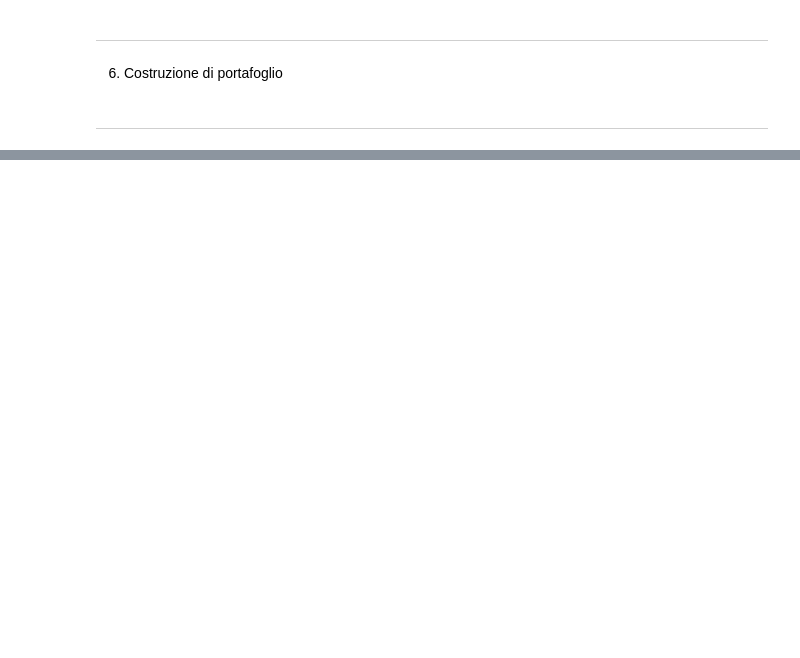
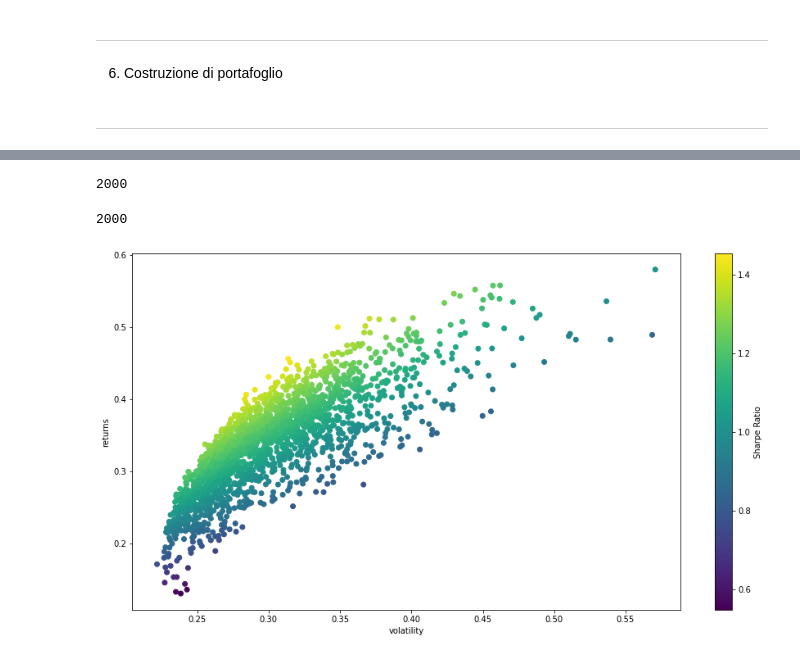
Before and after one commit to Simonotos/BusinessProject, a Jupyter notebook: BusinessProject.ipynb, the cells around one changed output, grey strips where cells are left out. Drawn from its saved outputs; the diff is of its cells as text; code cells hidden in the pictures; blank space fills up the shorter version.

```diff
--- a/BusinessProject.ipynb
+++ b/BusinessProject.ipynb
@@ -4136,0 +3874,50 @@ ________________________________________________________________________________
+# %%
+#Generiamo 2000 portafogli random e calcoliamo ritorni, rischio e Sharpe Ratio per ciasuno di essi
+numbers_of_portfolio = 2000
+RF = 0
+portfolio_returns = []
+portfolio_risk = []
+portfolio_sharpe_ratio = []
+portfolio_weights = []
+
+for portfolio in range(numbers_of_portfolio):
+    weights = np.random.random_sample((len(tickers)))
+    #Assicuriamoci che la somma totale dei pesi sia 1
+    weights = weights / np.sum(weights)
+
+    annualize_return = np.sum((return_stocks.mean() * weights) * 252)
+    portfolio_returns.append(annualize_return)
+
+    #variance
+    matrix_covariance_portfolio = (return_stocks.cov())*252
+    portfolio_variance = np.dot(weights.T,np.dot(matrix_covariance_portfolio, weights))
+    portfolio_standard_deviation = np.sqrt(portfolio_variance)
+    portfolio_risk.append(portfolio_standard_deviation)
+
+    #sharpe_ratio
+    sharpe_ratio = ((annualize_return- RF)/portfolio_standard_deviation)
+    portfolio_sharpe_ratio.append(sharpe_ratio)
+    portfolio_weights.append(weights)
+# %%
+len(portfolio_returns)
+# %% [output]
+2000
+# %%
+len(portfolio_risk)
+# %% [output]
+2000
+# %%
+#Convertiamo la lista in un array
+portfolio_risk = np.array(portfolio_risk)
+portfolio_returns = np.array(portfolio_returns)
+portfolio_sharpe_ratio = np.array(portfolio_sharpe_ratio)
+# %%
+#Visualizziamo i portafogli con Matplotlib
+plt.figure(figsize=(15, 8))
+plt.scatter(portfolio_risk, portfolio_returns, c = portfolio_returns / portfolio_risk)
+plt.xlabel('volatility')
+plt.ylabel('returns')
+plt.colorbar(label='Sharpe Ratio')
+plt.show()
+# %% [output]
+[figure, added]
```
Also changed, not shown: parts of 60 cells of this notebook, 2 other files.
